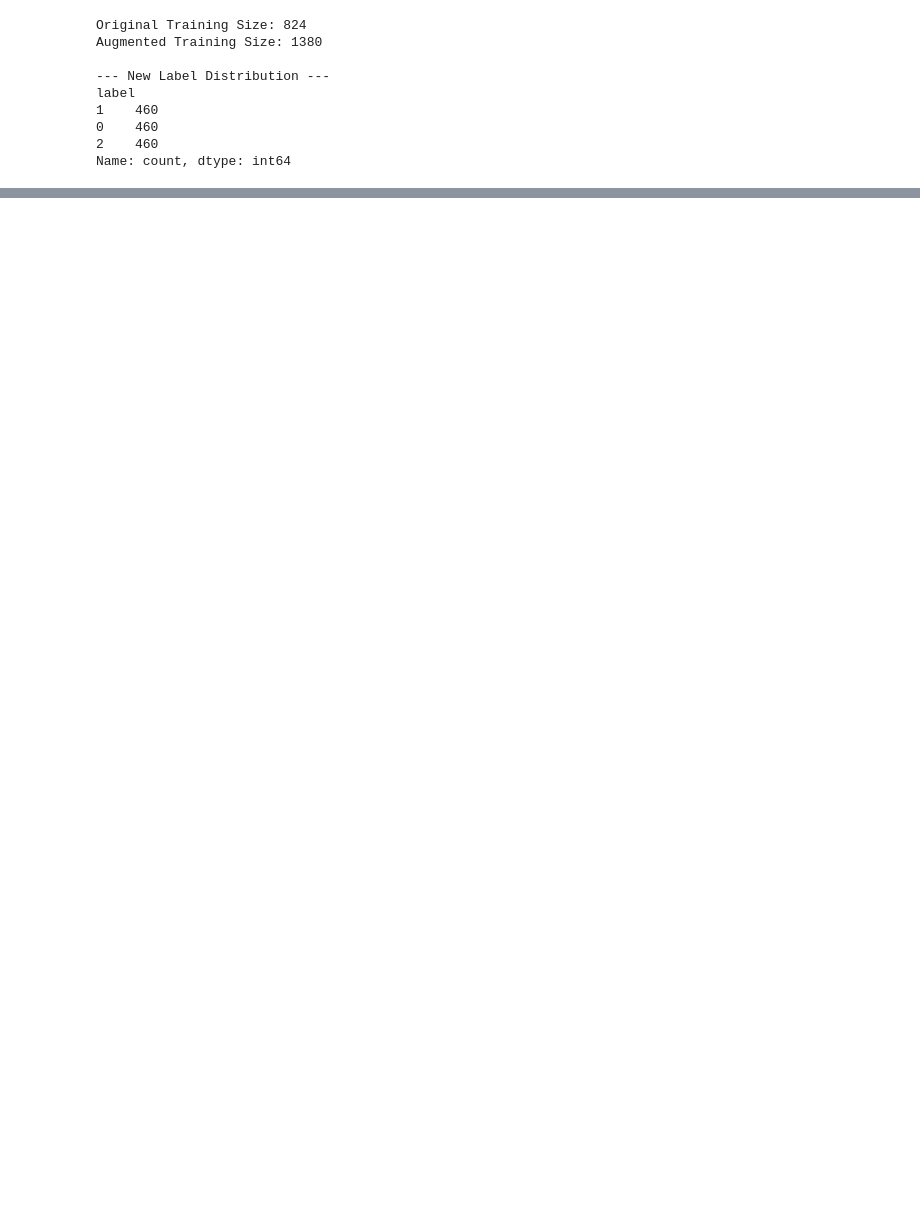
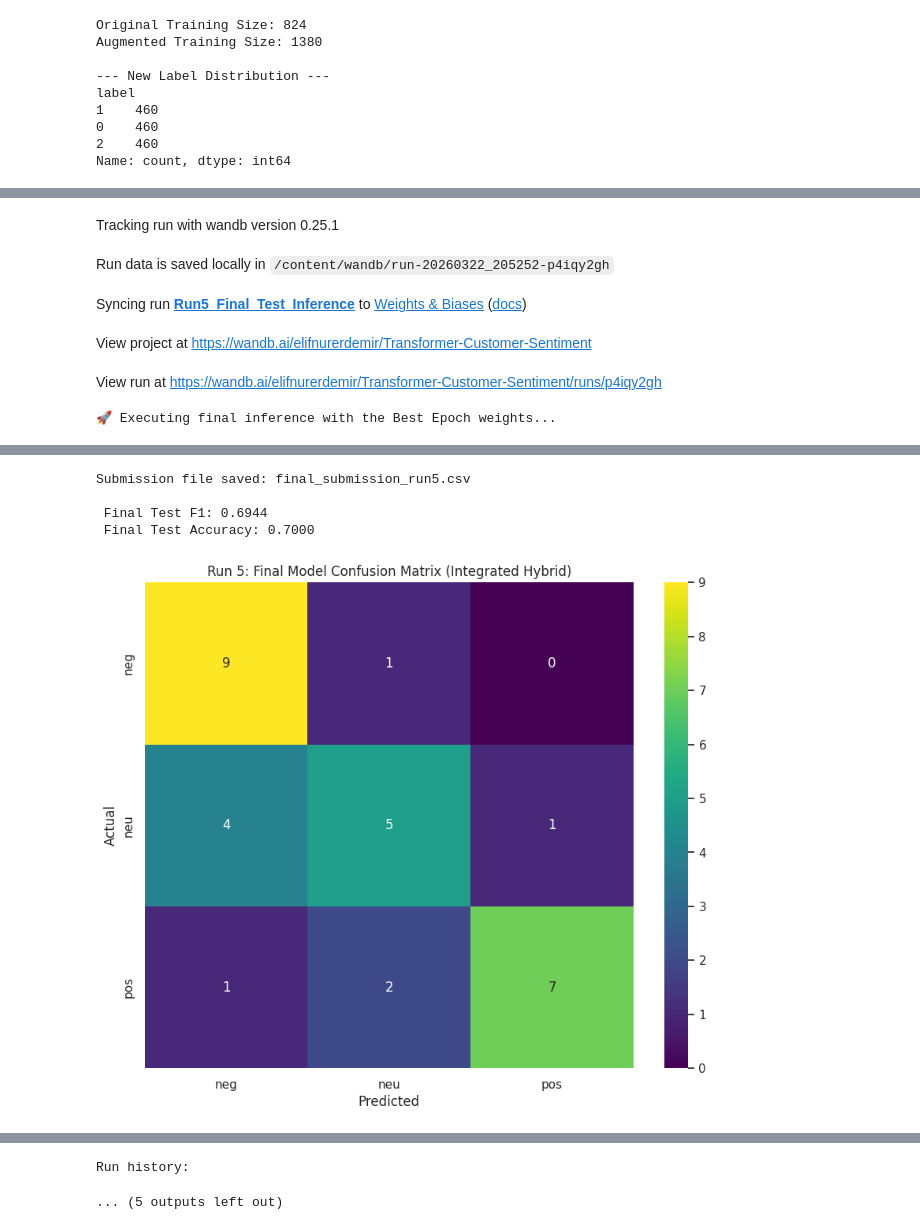
Before and after one commit to elifnurerdemir/Transformer-Customer-Service-Sentiment-Analysis, a Jupyter notebook: DI725_HW1.ipynb, the cells around one changed output, grey strips where cells are left out. Saved outputs shown, nothing was run; the diff lists cells and outputs as text; code cells hidden in the pictures; blank space fills up the shorter version.

```diff
--- a/DI725_HW1.ipynb
+++ b/DI725_HW1.ipynb
@@ -949,0 +1469,55 @@ Run history:
+# %%
+import numpy as np
+import pandas as pd
+import wandb
+import matplotlib.pyplot as plt
+import seaborn as sns
+from sklearn.metrics import confusion_matrix, f1_score, accuracy_score
+
+# 1. Re-initialize W&B for the Evaluation Phase
+wandb.init(
+    project="Transformer-Customer-Sentiment",
+    name="Run5_Final_Test_Inference",
+    job_type="evaluation",
+    reinit=True
+)
+
+# 2. Execute Prediction
+print("Executing final inference with the Best Epoch weights...")
+test_results = trainer.predict(test_ds)
+test_preds = np.argmax(test_results.predictions, axis=-1)
+
+# 3. Map Labels and Save Results
+reverse_map = {0: 'negative', 1: 'neutral', 2: 'positive'}
+test_df['predicted_sentiment'] = [reverse_map[p] for p in test_preds]
+
+submission_file = 'final_submission_run5.csv'
+test_df[['id', 'predicted_sentiment']].to_csv(submission_file, index=False)
+print(f"Submission file saved: {submission_file}")
+
+# 4. Generate Confusion Matrix (Vital for PhD/SİU Report)
+if 'customer_sentiment' in test_df.columns:
+    true_labels = test_df['customer_sentiment'].map({'negative': 0, 'neutral': 1, 'positive': 2})
+
+    f1 = f1_score(true_labels, test_preds, average='weighted')
+    acc = accuracy_score(true_labels, test_preds)
+
+    print(f"\n Final Test F1: {f1:.4f}")
+    print(f" Final Test Accuracy: {acc:.4f}")
+
+    # Visualization
+    cm = confusion_matrix(true_labels, test_preds)
+    plt.figure(figsize=(10, 8))
+    sns.heatmap(cm, annot=True, fmt='d', cmap='viridis',
+                xticklabels=['neg', 'neu', 'pos'], yticklabels=['neg', 'neu', 'pos'])
+    plt.title('Run 5: Final Model Confusion Matrix (Integrated Hybrid)')
+    plt.xlabel('Predicted')
+    plt.ylabel('Actual')
+
+    # Save the plot for your manuscript
+    plt.savefig("run5_confusion_matrix.png", dpi=300)
+    plt.show()
+
+# 5. Close W&B session
+wandb.finish()
+# %% [output]
@@ -949,0 +1525,6 @@ Run history:
+Tracking run with wandb version 0.25.1
+Run data is saved locally in /content/wandb/run-20260322_205252-p4iqy2gh
+Syncing run Run5_Final_Test_Inference to Weights & Biases (docs)
+View project at https://wandb.ai/elifnurerdemir/Transformer-Customer-Sentiment
+View run at https://wandb.ai/elifnurerdemir/Transformer-Customer-Sentiment/runs/p4iqy2gh
+🚀 Executing final inference with the Best Epoch weights...
@@ -949,0 +1532,5 @@ Run history:
+Submission file saved: final_submission_run5.csv
+
+ Final Test F1: 0.6944
+ Final Test Accuracy: 0.7000
+[figure, added]
@@ -949,0 +1538,2 @@ Run history:
+Run history:
+... (5 outputs left out)
```
Also changed, not shown: parts of 20 cells of this notebook.
